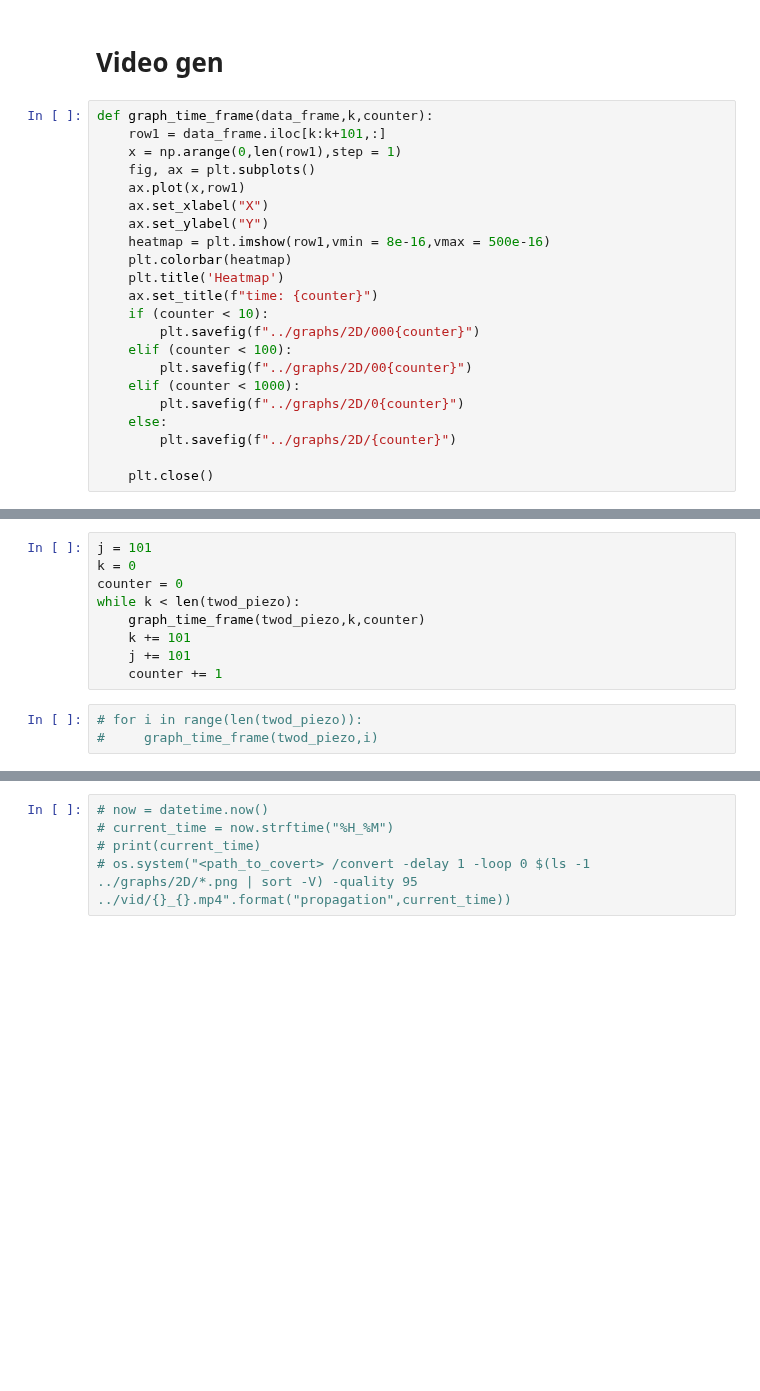
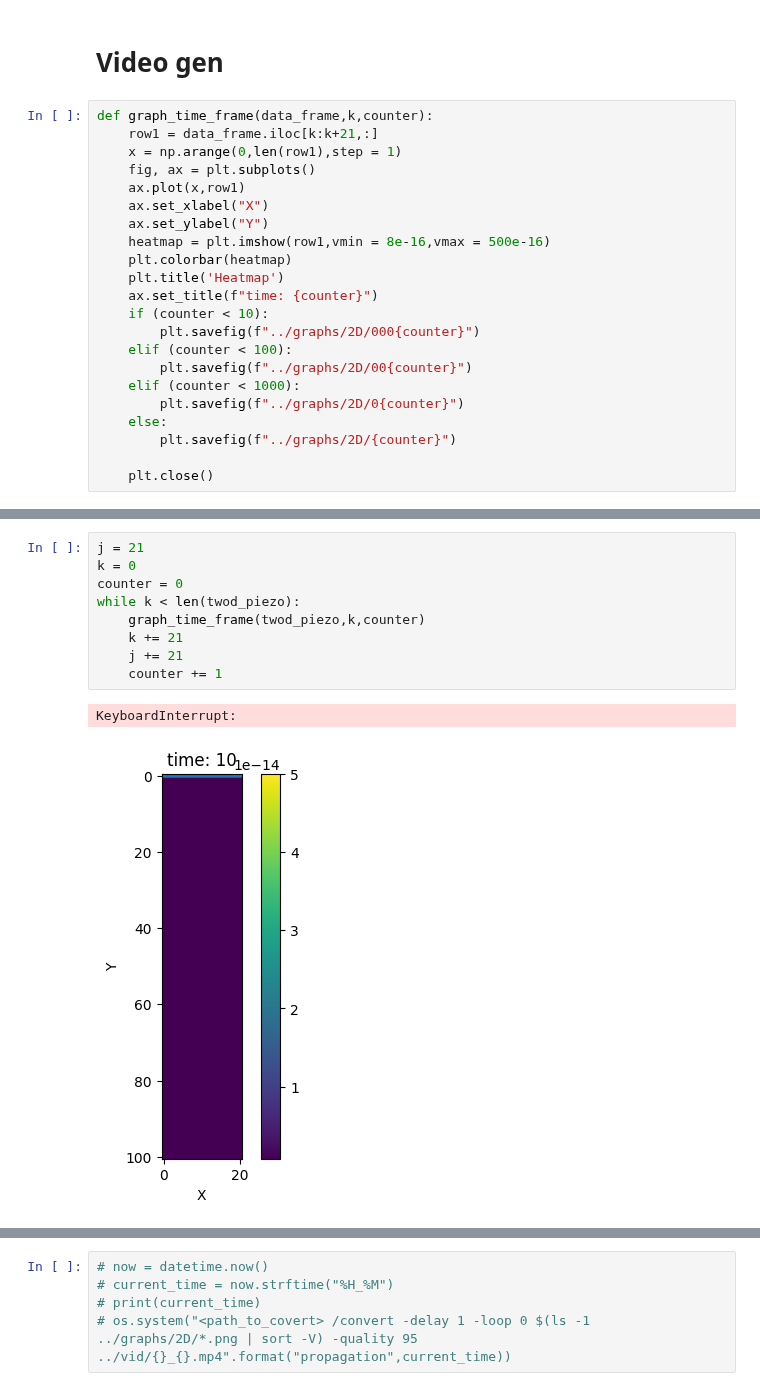
Before and after one commit to apapangelapeng/Neuron-Model, a Jupyter notebook: python_code/2d_Piezo_Channel.ipynb, the cells around one changed output, grey strips where cells are left out. Saved outputs shown, nothing was run; the diff lists cells and outputs as text; blank space fills up the shorter version.

```diff
--- a/python_code/2d_Piezo_Channel.ipynb
+++ b/python_code/2d_Piezo_Channel.ipynb
@@ -43,7 +43,7 @@ plt.show()
 # Video gen
 # %%
 def graph_time_frame(data_frame,k,counter):
-    row1 = data_frame.iloc[k:k+101,:]
+    row1 = data_frame.iloc[k:k+21,:]
     x = np.arange(0,len(row1),step = 1)
     fig, ax = plt.subplots()
     ax.plot(x,row1)
@@ -72,12 +74,12 @@ for f in old_files:
 # %%
-j = 101
+j = 21
 k = 0
 counter = 0
 while k < len(twod_piezo):
     graph_time_frame(twod_piezo,k,counter)
-    k += 101
-    j += 101
+    k += 21
+    j += 21
     counter += 1
+# %% [output]
+KeyboardInterrupt:
+[figure, added]
-# %%
-# for i in range(len(twod_piezo)):
-#     graph_time_frame(twod_piezo,i)
```
Also changed, not shown: parts of 4 cells of this notebook, 3 other files.
